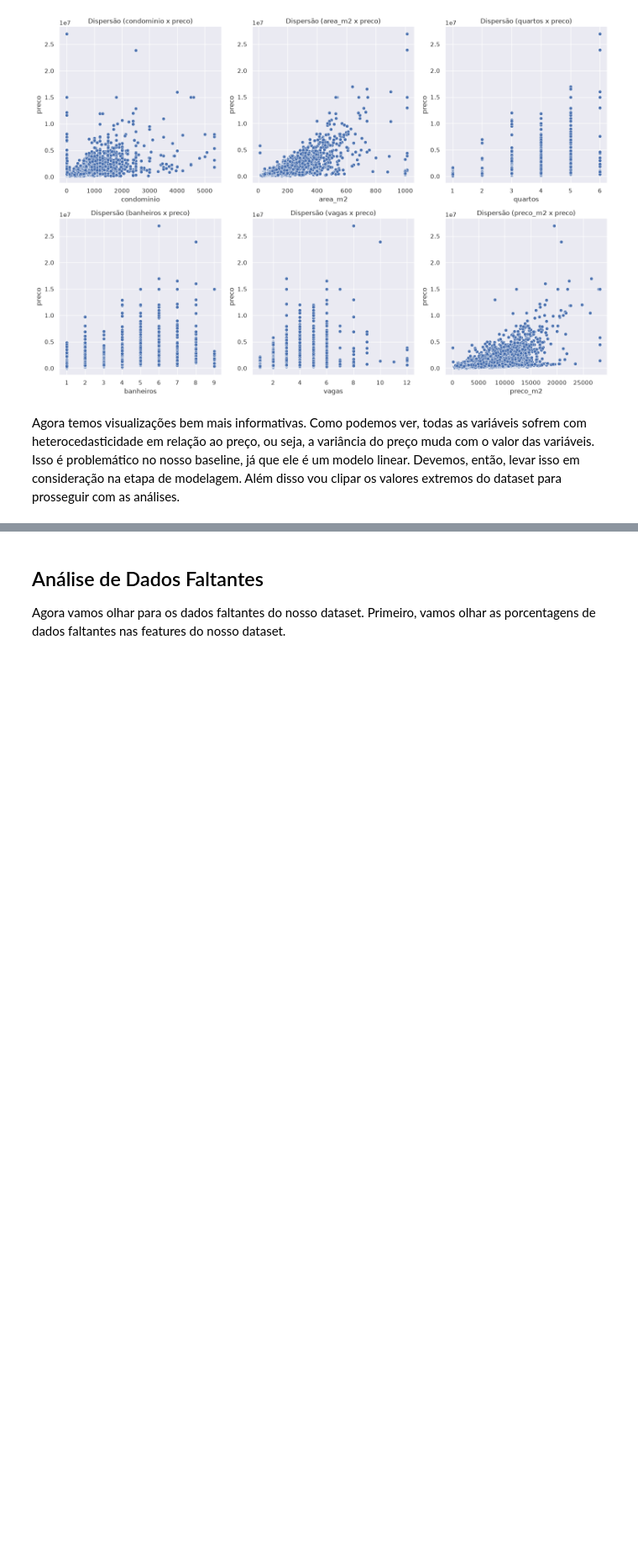
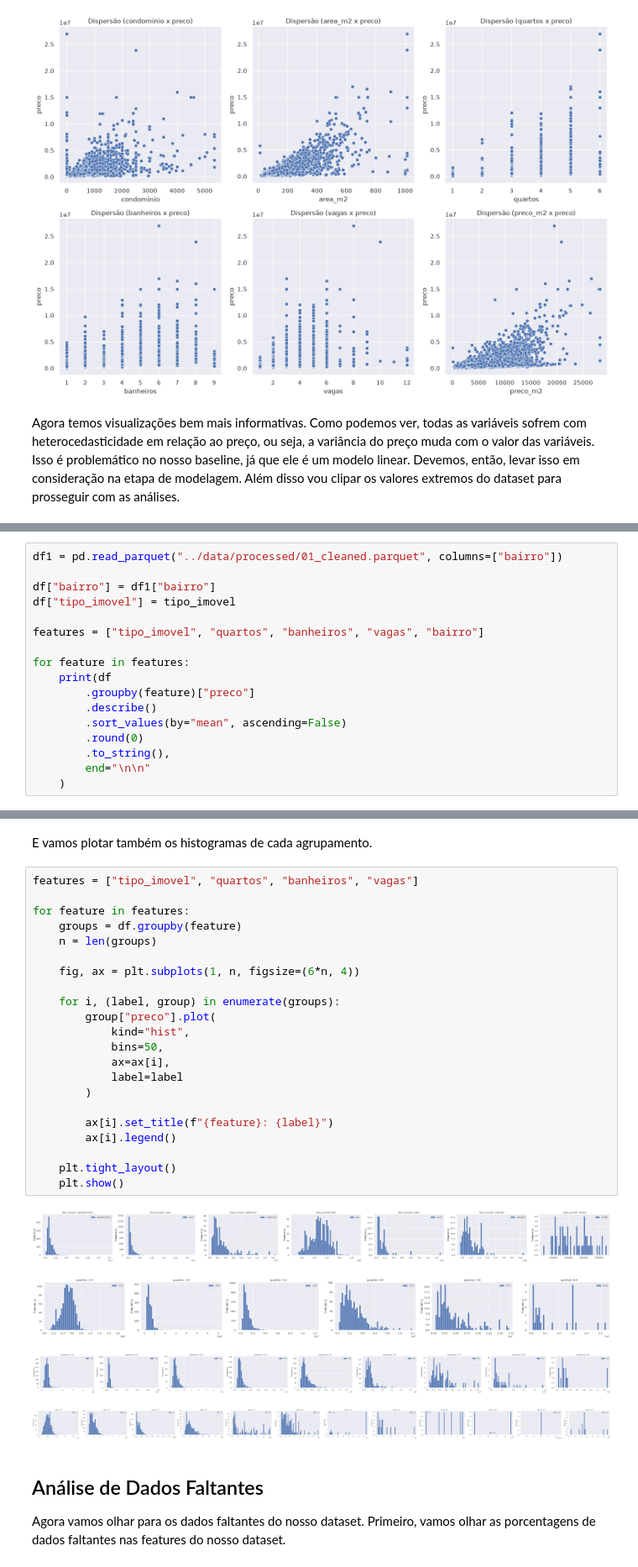
Before and after one commit to gauloish/meu-ape, a Jupyter notebook: notebooks/03_data_exploration.ipynb, the cells around one changed output, grey strips where cells are left out. Shown at 84% size. Drawn from its saved outputs; the diff is of its cells as text; blank space fills up the shorter version.

```diff
--- a/notebooks/03_data_exploration.ipynb
+++ b/notebooks/03_data_exploration.ipynb
@@ -155,0 +227,17 @@ df[features] = df[features].clip(
+# %%
+df1 = pd.read_parquet("../data/processed/01_cleaned.parquet", columns=["bairro"])
+
+df["bairro"] = df1["bairro"]
+df["tipo_imovel"] = tipo_imovel
+
+features = ["tipo_imovel", "quartos", "banheiros", "vagas", "bairro"]
+
+for feature in features:
+    print(df
+        .groupby(feature)["preco"]
+        .describe()
+        .sort_values(by="mean", ascending=False)
+        .round(0)
+        .to_string(),
+        end="\n\n"
+    )
@@ -156,3 +262,32 @@ df[features] = df[features].clip(
+# %% [markdown]
+E vamos plotar também os histogramas de cada agrupamento.
+# %%
+features = ["tipo_imovel", "quartos", "banheiros", "vagas"]
+
+for feature in features:
+    groups = df.groupby(feature)
+    n = len(groups)
+
+    fig, ax = plt.subplots(1, n, figsize=(6*n, 4))
+
+    for i, (label, group) in enumerate(groups):
+        group["preco"].plot(
+            kind="hist",
+            bins=50,
+            ax=ax[i],
+            label=label
+        )
+
+        ax[i].set_title(f"{feature}: {label}")
+        ax[i].legend()
+
+    plt.tight_layout()
+    plt.show()
+# %% [output]
+[figure, added]
+[figure, added]
+[figure, added]
+[figure, added]
 # %% [markdown]
 ## Análise de Dados Faltantes
 
```
Also changed, not shown: parts of 22 cells of this notebook.
